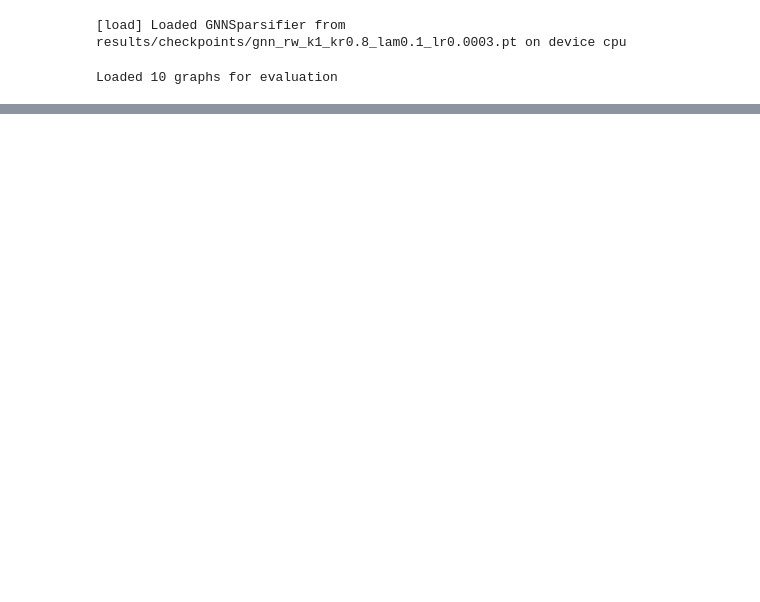
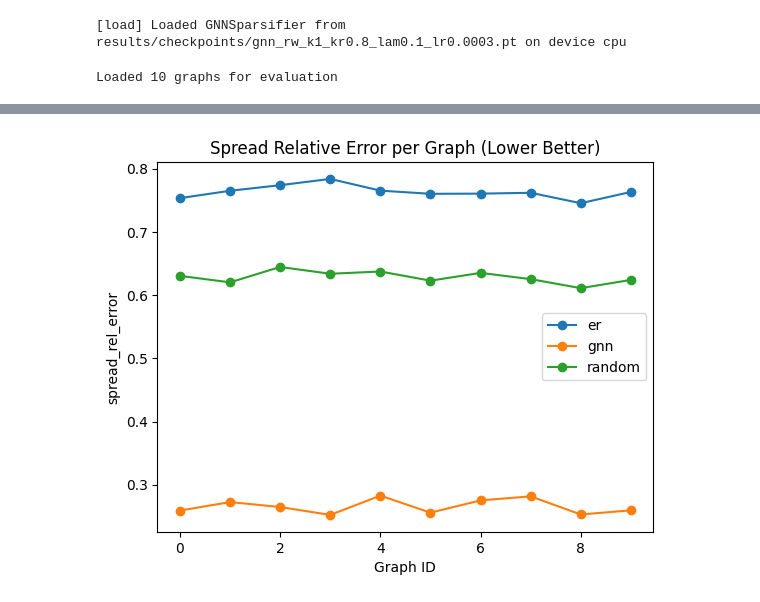
Before and after one commit to Nicky-2000/diffusion-aware-graph-compression, a Jupyter notebook: scripts/test_gnn_sparsifier.ipynb, the cells around one changed output, grey strips where cells are left out. Saved outputs shown, nothing was run; the diff lists cells and outputs as text; code cells hidden in the pictures; blank space fills up the shorter version.

```diff
--- a/scripts/test_gnn_sparsifier.ipynb
+++ b/scripts/test_gnn_sparsifier.ipynb
@@ -253,0 +362,14 @@ Random sparsifier vs original:
+# %%
+pivot = df.pivot(index="graph_id", columns="method", values="spread_rel_error")
+
+plt.figure()
+for method in pivot.columns:
+    plt.plot(pivot.index, pivot[method], marker="o", label=method)
+
+plt.xlabel("Graph ID")
+plt.ylabel("spread_rel_error")
+plt.title("Spread Relative Error per Graph (Lower Better)")
+plt.legend()
+plt.show()
+# %% [output]
+[figure, added]
```
Also changed, not shown: parts of 6 cells of this notebook, 1 other file.
